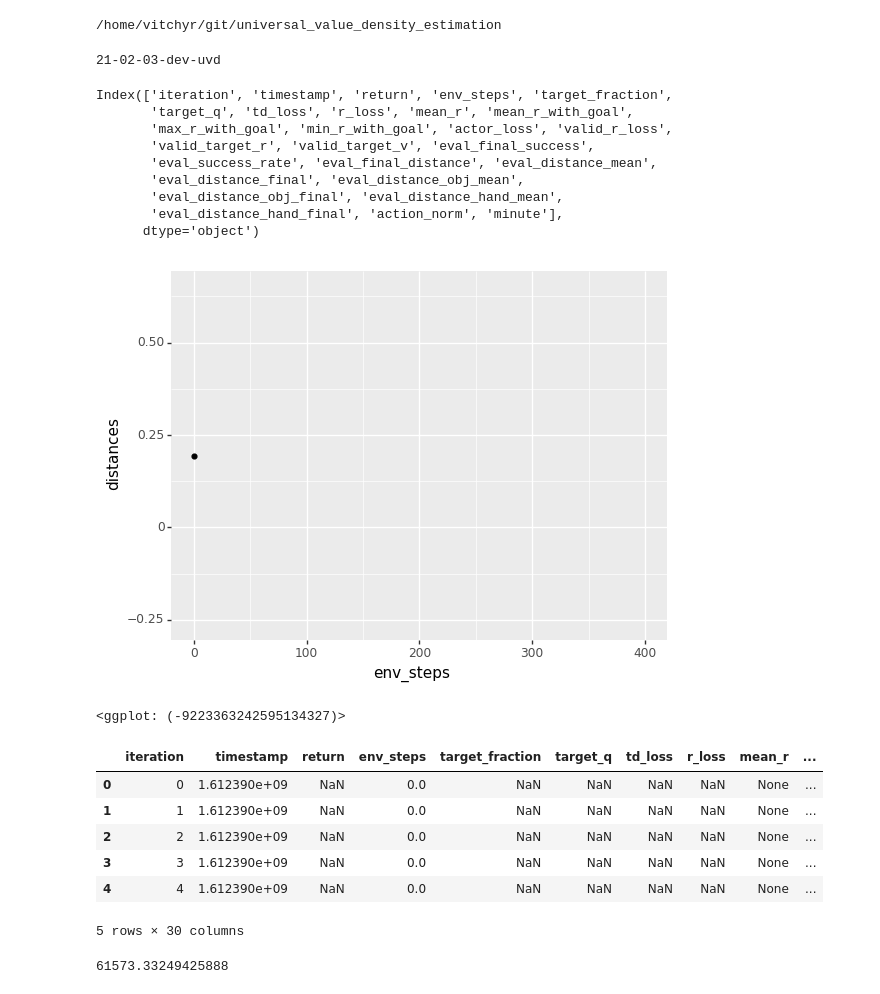
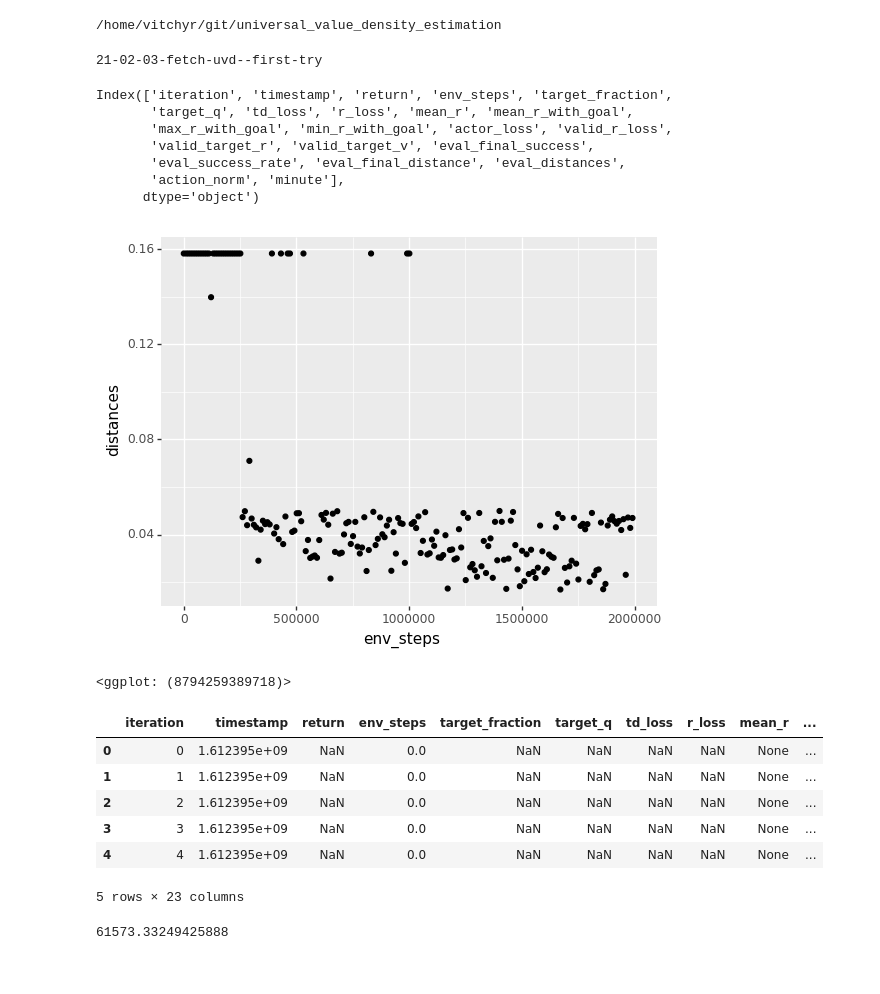
Before and after one commit to vitchyr/universal_value_density_estimation, a Jupyter notebook: notebooks/uvd_report-Copy1.ipynb, the cells around one changed output. Drawn from its saved outputs; the diff is of its cells as text; code cells hidden in the pictures.

```diff
--- a/notebooks/uvd_report-Copy1.ipynb
+++ b/notebooks/uvd_report-Copy1.ipynb
@@ -7,12 +7,12 @@ from workflow.plotting import *
 # %%
 import plotnine as gg
 # %%
-# experiment = Experiment(1, '/home/vitchyr/mnt2/log2/21-02-03-fetch-uvd--first-try/')
-experiment = Experiment(86, '/home/vitchyr/mnt2/log2/21-02-03-dev-uvd/')
+experiment = Experiment(1, '/home/vitchyr/mnt2/log2/21-02-03-fetch-uvd--first-try/')
+# experiment = Experiment(113, '/home/vitchyr/mnt2/log2/21-02-03-dev-uvd/')
 df = experiment.record()
 experiment
 # %% [output]
-21-02-03-dev-uvd
+21-02-03-fetch-uvd--first-try
 # %%
 df.columns
 # %% [output]
@@ -20,31 +20,29 @@ Index(['iteration', 'timestamp', 'return', 'env_steps', 'target_fraction',
        'target_q', 'td_loss', 'r_loss', 'mean_r', 'mean_r_with_goal',
        'max_r_with_goal', 'min_r_with_goal', 'actor_loss', 'valid_r_loss',
        'valid_target_r', 'valid_target_v', 'eval_final_success',
-       'eval_success_rate', 'eval_final_distance', 'eval_distance_mean',
-       'eval_distance_final', 'eval_distance_obj_mean',
-       'eval_distance_obj_final', 'eval_distance_hand_mean',
-       'eval_distance_hand_final', 'action_norm', 'minute'],
+       'eval_success_rate', 'eval_final_distance', 'eval_distances',
+       'action_norm', 'minute'],
       dtype='object')
 # %%
-df['distances'] = df['eval_distance_obj_final']
+df['distances'] = df['eval_final_distance']
 p = (gg.ggplot(df)
      + gg.aes(x='env_steps', y='distances')
     + gg.geom_point()
 )
 p
 # %% [output]
-[figure, old version]
+[figure, new version]
-<ggplot: (-9223363242595134327)>
+<ggplot: (8794259389718)>
 # %%
 df.head()
 # %% [output]
 |  | iteration | timestamp | return | env_steps | target_fraction | target_q | td_loss | r_loss | mean_r | ... |
-| 0 | 0 | 1.612390e+09 | NaN | 0.0 | NaN | NaN | NaN | NaN | None | ... |
-| 1 | 1 | 1.612390e+09 | NaN | 0.0 | NaN | NaN | NaN | NaN | None | ... |
-| 2 | 2 | 1.612390e+09 | NaN | 0.0 | NaN | NaN | NaN | NaN | None | ... |
-| 3 | 3 | 1.612390e+09 | NaN | 0.0 | NaN | NaN | NaN | NaN | None | ... |
-| 4 | 4 | 1.612390e+09 | NaN | 0.0 | NaN | NaN | NaN | NaN | None | ... |
+| 0 | 0 | 1.612395e+09 | NaN | 0.0 | NaN | NaN | NaN | NaN | None | ... |
+| 1 | 1 | 1.612395e+09 | NaN | 0.0 | NaN | NaN | NaN | NaN | None | ... |
+| 2 | 2 | 1.612395e+09 | NaN | 0.0 | NaN | NaN | NaN | NaN | None | ... |
+| 3 | 3 | 1.612395e+09 | NaN | 0.0 | NaN | NaN | NaN | NaN | None | ... |
+| 4 | 4 | 1.612395e+09 | NaN | 0.0 | NaN | NaN | NaN | NaN | None | ... |
-5 rows × 30 columns
+5 rows × 23 columns
 # %%
 df['timestamp'].max() - df['timestamp'].min()
 # %% [output]
```
